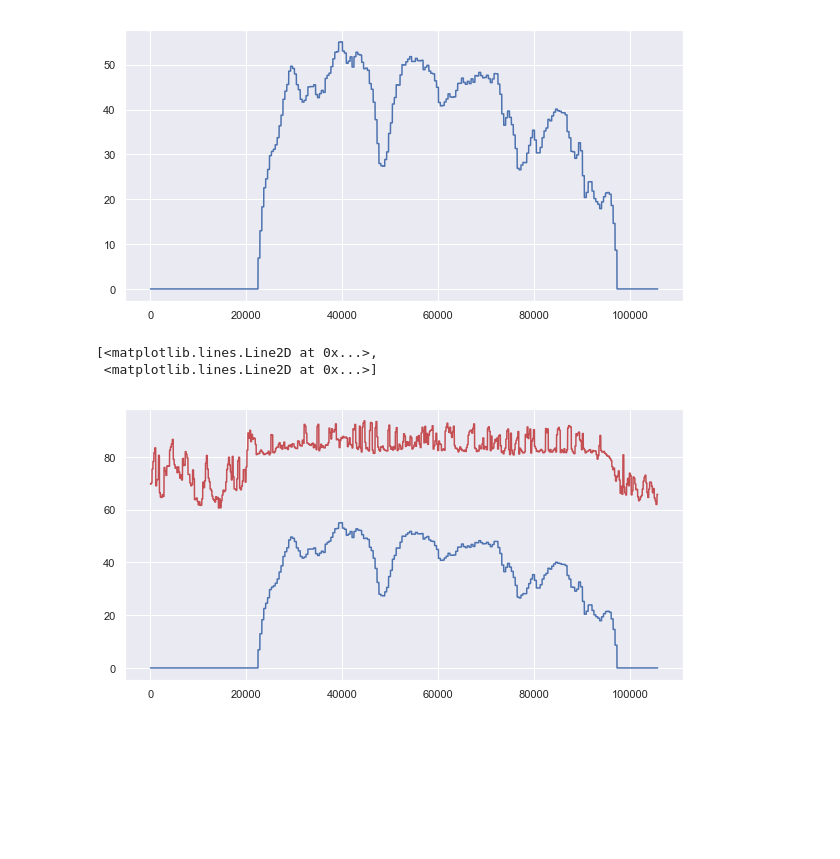
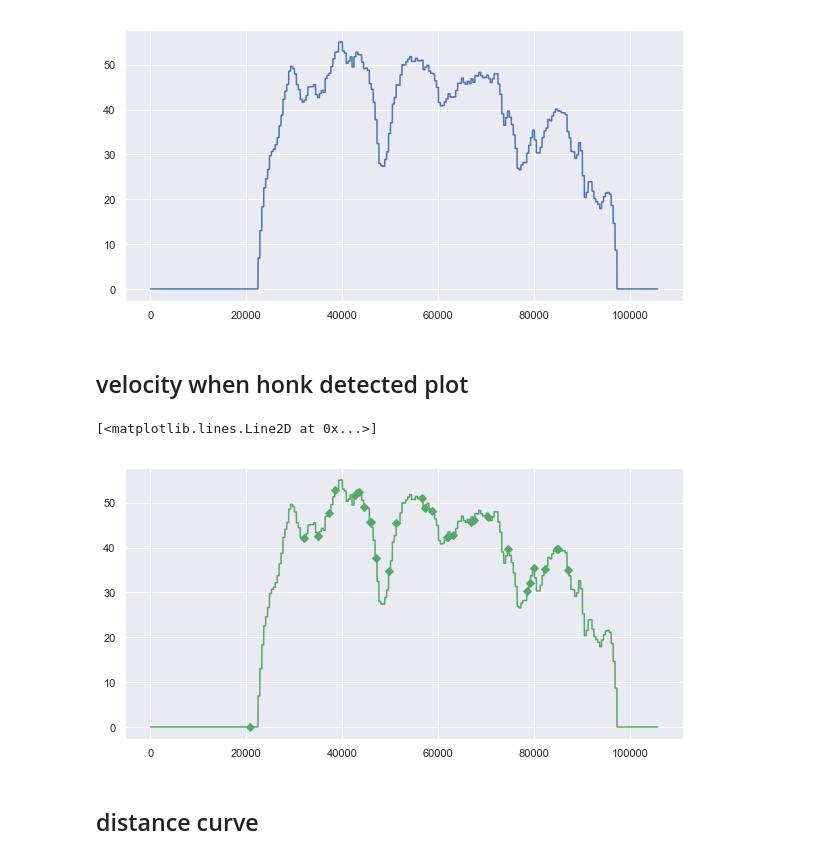
Before and after one commit to krsailesh-zz/driver_profiling_honk, a Jupyter notebook: honk_mi_note5.ipynb, the cells around one changed output. Cells and saved outputs as stored; diff of their text form; code cells hidden in the pictures; blank space fills up the shorter version.

Commit message:
honk vs distance plot

```diff
--- a/honk_mi_note5.ipynb
+++ b/honk_mi_note5.ipynb
@@ -159,9 +165,12 @@ plt.plot(event4.speed)
 # %% [output]
 [<matplotlib.lines.Line2D at 0x...>]
 [figure]
+# %% [markdown]
+## velocity when honk detected plot
 # %%
-plt.plot(event4.sound, 'r', event4.speed, 'b')
+plt.plot(event4.speed, '-gD', markevery=initial_p)
 # %% [output]
-[<matplotlib.lines.Line2D at 0x...>,
- <matplotlib.lines.Line2D at 0x...>]
+[<matplotlib.lines.Line2D at 0x...>]
-[figure, old version]
+[figure, new version]
+# %% [markdown]
+## distance curve
```
Also changed, not shown: parts of 7 cells of this notebook.
